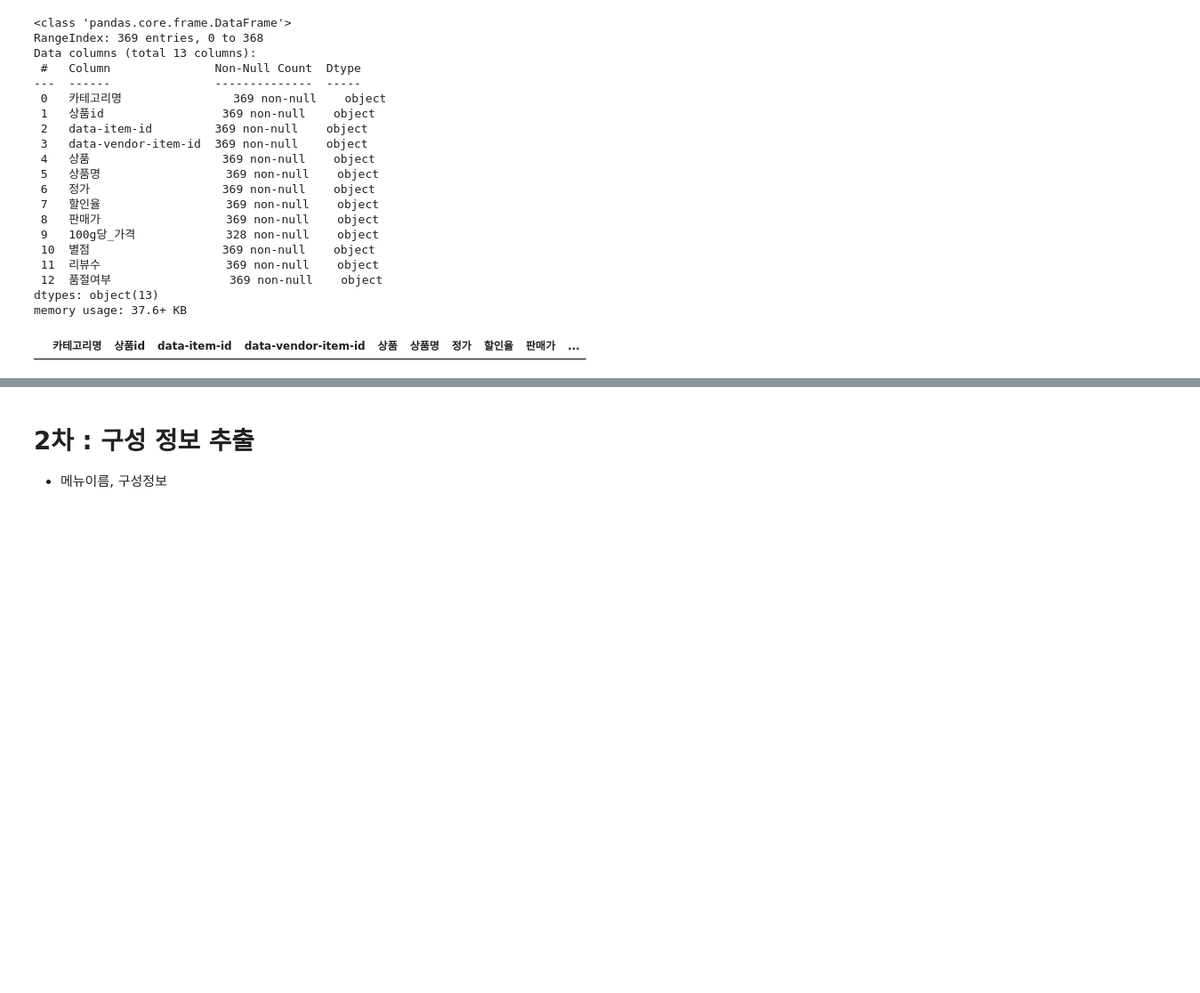
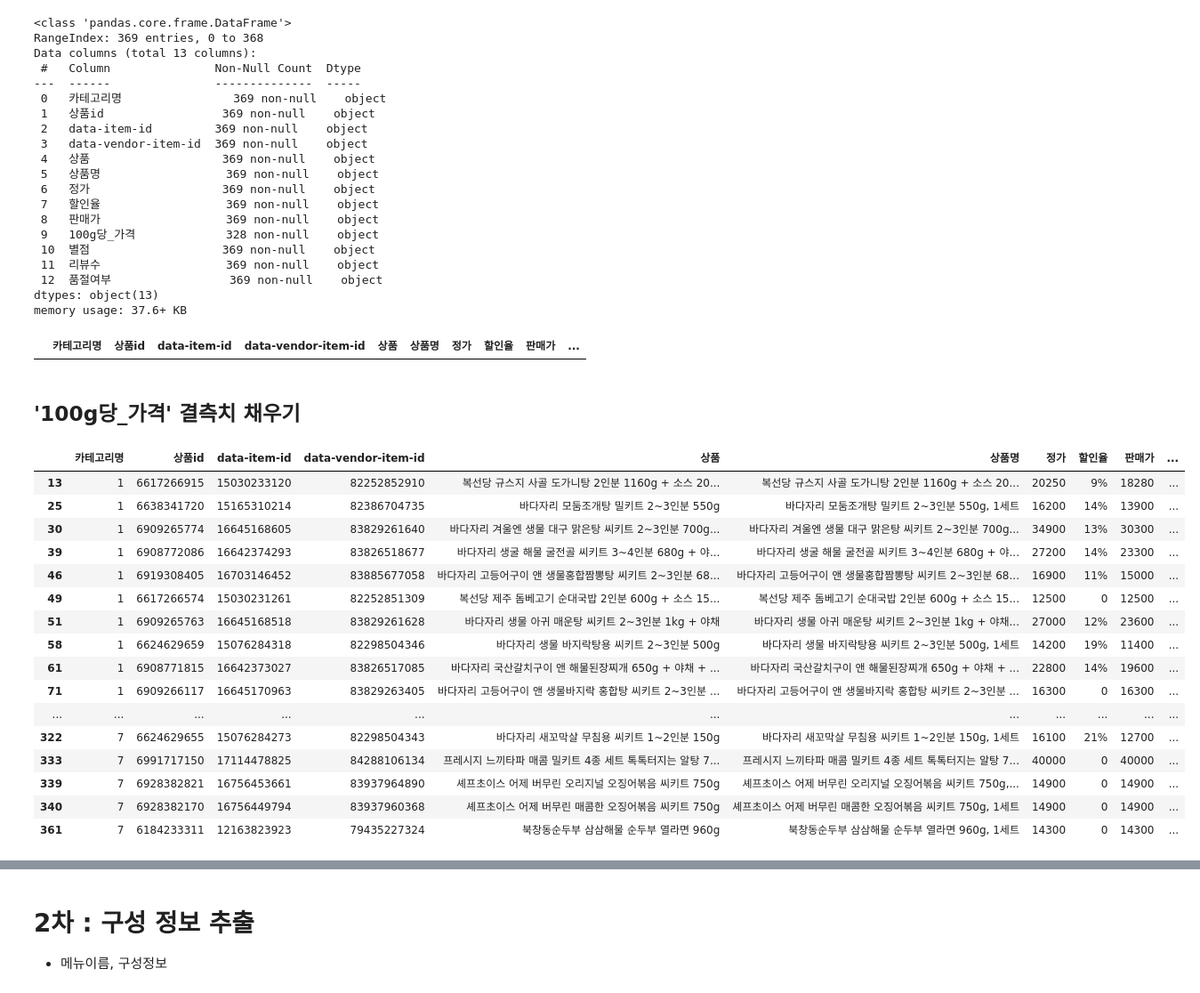
Before and after one commit to dajeong25/KDT_team4_FinalPJT, a Jupyter notebook: 01_웹크롤링/쿠팡크롤링.ipynb, the cells around one changed output, grey strips where cells are left out. Shown at 89% size. Saved outputs shown, nothing was run; the diff lists cells and outputs as text; code cells hidden in the pictures; blank space fills up the shorter version.

```diff
--- a/01_웹크롤링/쿠팡크롤링.ipynb
+++ b/01_웹크롤링/쿠팡크롤링.ipynb
@@ -110,5 +114,4 @@ def page_number(categoryId, user_agt):
 # %%
-#필터링 후 전체 크롤링
 #categoryId 기반 카테고리 대분류 정의
 category = {'502483':1, '502484':2, '502485':3, '502486':4, '502487':5, '502490':6, '502491':7}
 category_keys = list(category.keys())
@@ -118,7 +121,7 @@ item_list = ['카테고리명','상품id','data-item-id','data-vendor-item-id','
              '할인율','판매가','100g당_가격','별점','리뷰수','품절여부']
 coupang_items = pd.DataFrame(columns=item_list)
 
-#쿠팡 상품 리스트 페이지 html 추출
+#쿠팡 상품 리스트 추출
 cg_url = 'https://www.coupang.com/np/categories/'
 user_agt = "Mozilla/5.0 (Windows NT 10.0; Win64; x64) AppleWebKit/537.36 (KHTML, like Gecko) Chrome/108.0.0.0 Safari/537.36 Edg/108.0.1462.46"
 
@@ -126,12 +129,14 @@ for categoryId in category_keys:
     page_num = page_number(categoryId, user_agt) #해당 카테고리의 페이지 마지막 페이지 번호 추출
     for page in range(1, page_num+1):
         URL = cg_url+categoryId+"?page="+str(page)+'&filter=1%23attr_12406%2419087%40DEFAULT'
-        cg_soup_base = get_coupang_item(URL, user_agt)     #전체 html 추출
+
+        #페이지 호출
+        cg_soup_base = get_coupang_item(URL, user_agt)
         cg_soup2 = cg_soup_base.select("#productList li")
 
-        #코드 실행
+        #상품 리스트 추출 및 전처리
         for cg_soup in cg_soup2:
-            coupang_item = first_preprocessing(cg_soup, category_number(categoryId, category))
+            coupang_item = p_list_preprocessing(cg_soup, category_number(categoryId, category))
             coupang_items = pd.concat([coupang_items,coupang_item], ignore_index=True)
 
 coupang_items.info()
@@ -161,3 +166,26 @@ memory usage: 37.6+ KB
 coupang_items.loc[coupang_items.duplicated(subset=['상품id']), :]
 # %% [output]
 |  | 카테고리명 | 상품id | data-item-id | data-vendor-item-id | 상품 | 상품명 | 정가 | 할인율 | 판매가 | ... |
+# %% [markdown]
+## '100g당_가격' 결측치 채우기
+# %%
+#결측치 확인
+coupang_items.loc[coupang_items['100g당_가격'].isnull()]
+# %% [output]
+|  | 카테고리명 | 상품id | data-item-id | data-vendor-item-id | 상품 | 상품명 | 정가 | 할인율 | 판매가 | ... |
+| 13 | 1 | 6617266915 | 15030233120 | 82252852910 | 복선당 규스지 사골 도가니탕 2인분 1160g + 소스 20... | 복선당 규스지 사골 도가니탕 2인분 1160g + 소스 20... | 20250 | 9% | 18280 | ... |
+| 25 | 1 | 6638341720 | 15165310214 | 82386704735 | 바다자리 모둠조개탕 밀키트 2~3인분 550g | 바다자리 모둠조개탕 밀키트 2~3인분 550g, 1세트 | 16200 | 14% | 13900 | ... |
+| 30 | 1 | 6909265774 | 16645168605 | 83829261640 | 바다자리 겨울엔 생물 대구 맑은탕 씨키트 2~3인분 700g... | 바다자리 겨울엔 생물 대구 맑은탕 씨키트 2~3인분 700g... | 34900 | 13% | 30300 | ... |
+| 39 | 1 | 6908772086 | 16642374293 | 83826518677 | 바다자리 생굴 해물 굴전골 씨키트 3~4인분 680g + 야... | 바다자리 생굴 해물 굴전골 씨키트 3~4인분 680g + 야... | 27200 | 14% | 23300 | ... |
+| 46 | 1 | 6919308405 | 16703146452 | 83885677058 | 바다자리 고등어구이 앤 생물홍합짬뽕탕 씨키트 2~3인분 68... | 바다자리 고등어구이 앤 생물홍합짬뽕탕 씨키트 2~3인분 68... | 16900 | 11% | 15000 | ... |
+| 49 | 1 | 6617266574 | 15030231261 | 82252851309 | 복선당 제주 돔베고기 순대국밥 2인분 600g + 소스 15... | 복선당 제주 돔베고기 순대국밥 2인분 600g + 소스 15... | 12500 | 0 | 12500 | ... |
+| 51 | 1 | 6909265763 | 16645168518 | 83829261628 | 바다자리 생물 아귀 매운탕 씨키트 2~3인분 1kg + 야채 | 바다자리 생물 아귀 매운탕 씨키트 2~3인분 1kg + 야채... | 27000 | 12% | 23600 | ... |
+| 58 | 1 | 6624629659 | 15076284318 | 82298504346 | 바다자리 생물 바지락탕용 씨키트 2~3인분 500g | 바다자리 생물 바지락탕용 씨키트 2~3인분 500g, 1세트 | 14200 | 19% | 11400 | ... |
+| 61 | 1 | 6908771815 | 16642373027 | 83826517085 | 바다자리 국산갈치구이 앤 해물된장찌개 650g + 야채 + ... | 바다자리 국산갈치구이 앤 해물된장찌개 650g + 야채 + ... | 22800 | 14% | 19600 | ... |
+| 71 | 1 | 6909266117 | 16645170963 | 83829263405 | 바다자리 고등어구이 앤 생물바지락 홍합탕 씨키트 2~3인분 ... | 바다자리 고등어구이 앤 생물바지락 홍합탕 씨키트 2~3인분 ... | 16300 | 0 | 16300 | ... |
+| ... | ... | ... | ... | ... | ... | ... | ... | ... | ... | ... |
+| 322 | 7 | 6624629655 | 15076284273 | 82298504343 | 바다자리 새꼬막살 무침용 씨키트 1~2인분 150g | 바다자리 새꼬막살 무침용 씨키트 1~2인분 150g, 1세트 | 16100 | 21% | 12700 | ... |
+| 333 | 7 | 6991717150 | 17114478825 | 84288106134 | 프레시지 느끼타파 매콤 밀키트 4종 세트 톡톡터지는 알탕 7... | 프레시지 느끼타파 매콤 밀키트 4종 세트 톡톡터지는 알탕 7... | 40000 | 0 | 40000 | ... |
+| 339 | 7 | 6928382821 | 16756453661 | 83937964890 | 셰프초이스 어제 버무린 오리지널 오징어볶음 씨키트 750g | 셰프초이스 어제 버무린 오리지널 오징어볶음 씨키트 750g,... | 14900 | 0 | 14900 | ... |
+| 340 | 7 | 6928382170 | 16756449794 | 83937960368 | 셰프초이스 어제 버무린 매콤한 오징어볶음 씨키트 750g | 셰프초이스 어제 버무린 매콤한 오징어볶음 씨키트 750g, 1세트 | 14900 | 0 | 14900 | ... |
+| 361 | 7 | 6184233311 | 12163823923 | 79435227324 | 북창동순두부 삼삼해물 순두부 열라면 960g | 북창동순두부 삼삼해물 순두부 열라면 960g, 1세트 | 14300 | 0 | 14300 | ... |
```
Also changed, not shown: parts of 13 cells of this notebook.
